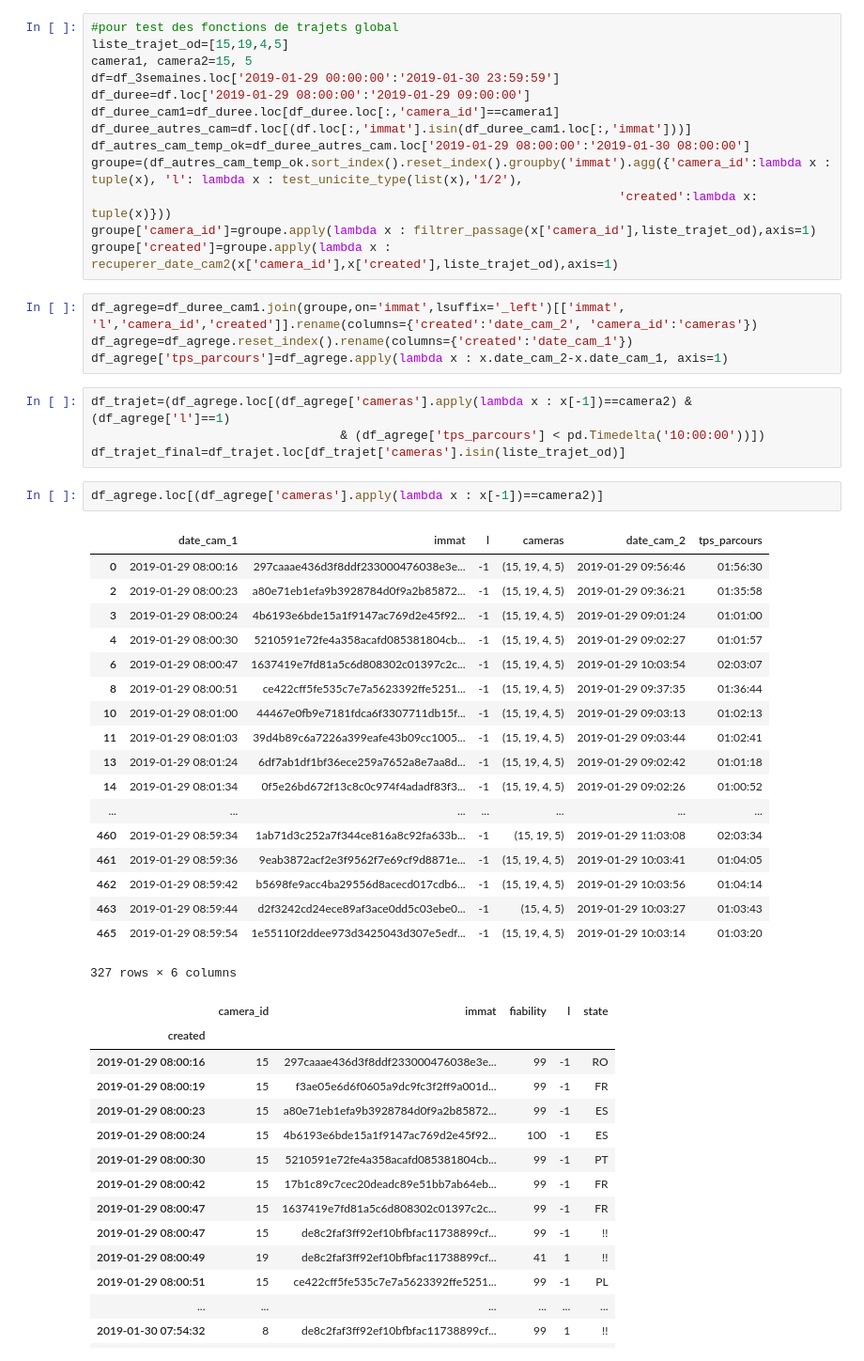
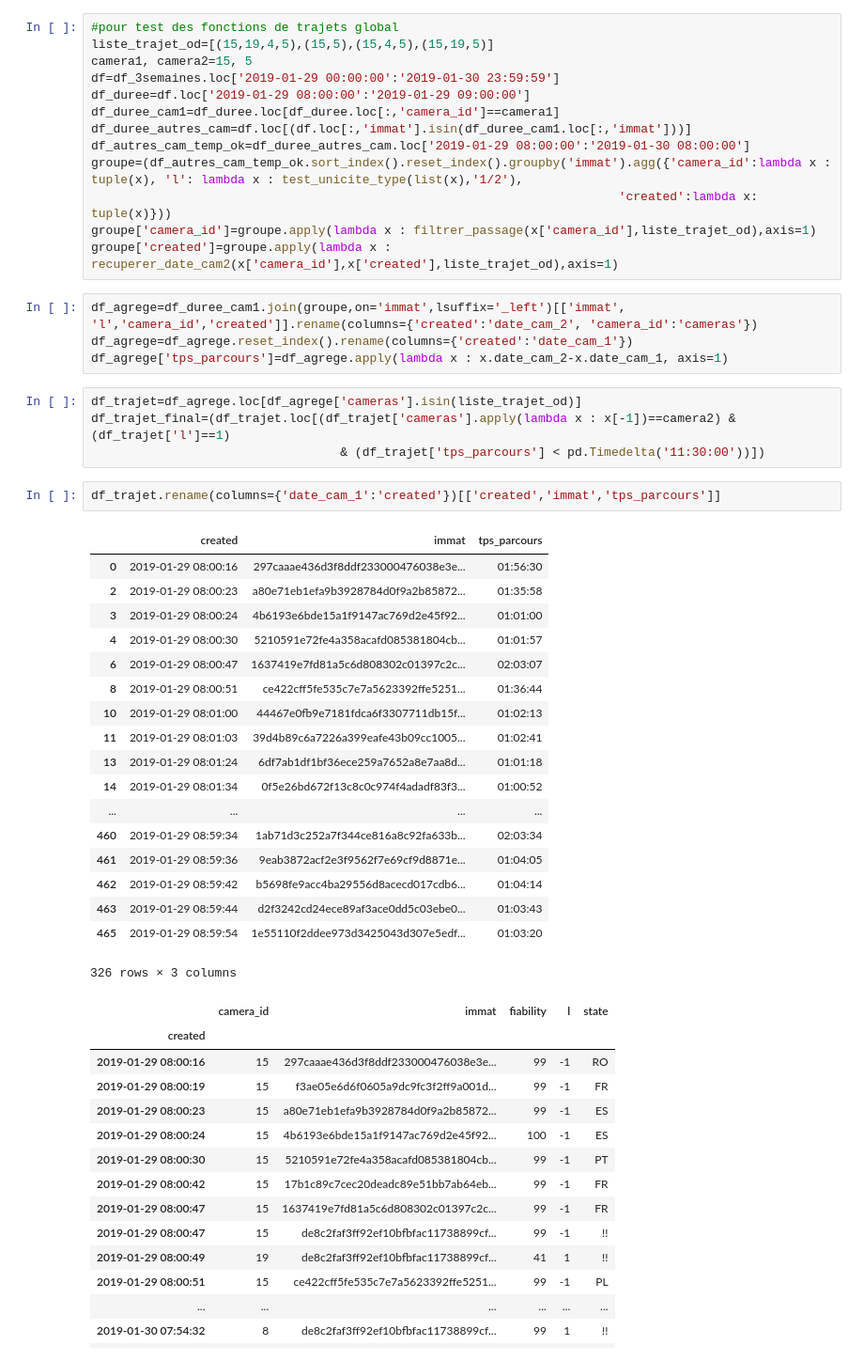
Before and after one commit to nantodevison/lapi, a Jupyter notebook: Carto_Lapi/Analyse/pour_test_travail.ipynb, the cells around one changed output. Shown at 94% size. Cells and saved outputs as stored; diff of their text form.

```diff
--- a/Carto_Lapi/Analyse/pour_test_travail.ipynb
+++ b/Carto_Lapi/Analyse/pour_test_travail.ipynb
@@ -265,7 +265,7 @@ cam1_croise_suivant=cam1_croise_autre_cam.loc[(cam1_croise_autre_cam.loc[:,'crea
 cam1_fastest_next=cam1_croise_suivant.loc[cam1_croise_suivant.groupby(['immat'])['created_y'].idxmin()]
 # %%
 #pour test des fonctions de trajets global
-liste_trajet_od=[15,19,4,5]
+liste_trajet_od=[(15,19,4,5),(15,5),(15,4,5),(15,19,5)]
 camera1, camera2=15, 5
 df=df_3semaines.loc['2019-01-29 00:00:00':'2019-01-30 23:59:59']
 df_duree=df.loc['2019-01-29 08:00:00':'2019-01-29 09:00:00']
@@ -281,30 +281,30 @@ df_agrege=df_duree_cam1.join(groupe,on='immat',lsuffix='_left')[['immat', 'l','c
 df_agrege=df_agrege.reset_index().rename(columns={'created':'date_cam_1'})
 df_agrege['tps_parcours']=df_agrege.apply(lambda x : x.date_cam_2-x.date_cam_1, axis=1)
 # %%
-df_trajet=(df_agrege.loc[(df_agrege['cameras'].apply(lambda x : x[-1])==camera2) & (df_agrege['l']==1)
-                                  & (df_agrege['tps_parcours'] < pd.Timedelta('10:00:00'))])
-df_trajet_final=df_trajet.loc[df_trajet['cameras'].isin(liste_trajet_od)]
+df_trajet=df_agrege.loc[df_agrege['cameras'].isin(liste_trajet_od)]
+df_trajet_final=(df_trajet.loc[(df_trajet['cameras'].apply(lambda x : x[-1])==camera2) & (df_trajet['l']==1)
+                                  & (df_trajet['tps_parcours'] < pd.Timedelta('11:30:00'))])
-# %%
-df_agrege.loc[(df_agrege['cameras'].apply(lambda x : x[-1])==camera2)]
-# %% [output]
-|  | date_cam_1 | immat | l | cameras | date_cam_2 | tps_parcours |
-| 0 | 2019-01-29 08:00:16 | 297caaae436d3f8ddf233000476038e3e... | -1 | (15, 19, 4, 5) | 2019-01-29 09:56:46 | 01:56:30 |
-| 2 | 2019-01-29 08:00:23 | a80e71eb1efa9b3928784d0f9a2b85872... | -1 | (15, 19, 4, 5) | 2019-01-29 09:36:21 | 01:35:58 |
-| 3 | 2019-01-29 08:00:24 | 4b6193e6bde15a1f9147ac769d2e45f92... | -1 | (15, 19, 4, 5) | 2019-01-29 09:01:24 | 01:01:00 |
-| 4 | 2019-01-29 08:00:30 | 5210591e72fe4a358acafd085381804cb... | -1 | (15, 19, 4, 5) | 2019-01-29 09:02:27 | 01:01:57 |
-| 6 | 2019-01-29 08:00:47 | 1637419e7fd81a5c6d808302c01397c2c... | -1 | (15, 19, 4, 5) | 2019-01-29 10:03:54 | 02:03:07 |
-| 8 | 2019-01-29 08:00:51 | ce422cff5fe535c7e7a5623392ffe5251... | -1 | (15, 19, 4, 5) | 2019-01-29 09:37:35 | 01:36:44 |
-| 10 | 2019-01-29 08:01:00 | 44467e0fb9e7181fdca6f3307711db15f... | -1 | (15, 19, 4, 5) | 2019-01-29 09:03:13 | 01:02:13 |
-| 11 | 2019-01-29 08:01:03 | 39d4b89c6a7226a399eafe43b09cc1005... | -1 | (15, 19, 4, 5) | 2019-01-29 09:03:44 | 01:02:41 |
-| 13 | 2019-01-29 08:01:24 | 6df7ab1df1bf36ece259a7652a8e7aa8d... | -1 | (15, 19, 4, 5) | 2019-01-29 09:02:42 | 01:01:18 |
-| 14 | 2019-01-29 08:01:34 | 0f5e26bd672f13c8c0c974f4adadf83f3... | -1 | (15, 19, 4, 5) | 2019-01-29 09:02:26 | 01:00:52 |
-| ... | ... | ... | ... | ... | ... | ... |
-| 460 | 2019-01-29 08:59:34 | 1ab71d3c252a7f344ce816a8c92fa633b... | -1 | (15, 19, 5) | 2019-01-29 11:03:08 | 02:03:34 |
-| 461 | 2019-01-29 08:59:36 | 9eab3872acf2e3f9562f7e69cf9d8871e... | -1 | (15, 19, 4, 5) | 2019-01-29 10:03:41 | 01:04:05 |
-| 462 | 2019-01-29 08:59:42 | b5698fe9acc4ba29556d8acecd017cdb6... | -1 | (15, 19, 4, 5) | 2019-01-29 10:03:56 | 01:04:14 |
-| 463 | 2019-01-29 08:59:44 | d2f3242cd24ece89af3ace0dd5c03ebe0... | -1 | (15, 4, 5) | 2019-01-29 10:03:27 | 01:03:43 |
-| 465 | 2019-01-29 08:59:54 | 1e55110f2ddee973d3425043d307e5edf... | -1 | (15, 19, 4, 5) | 2019-01-29 10:03:14 | 01:03:20 |
-327 rows × 6 columns
+# %%
+df_trajet.rename(columns={'date_cam_1':'created'})[['created','immat','tps_parcours']]
+# %% [output]
+|  | created | immat | tps_parcours |
+| 0 | 2019-01-29 08:00:16 | 297caaae436d3f8ddf233000476038e3e... | 01:56:30 |
+| 2 | 2019-01-29 08:00:23 | a80e71eb1efa9b3928784d0f9a2b85872... | 01:35:58 |
+| 3 | 2019-01-29 08:00:24 | 4b6193e6bde15a1f9147ac769d2e45f92... | 01:01:00 |
+| 4 | 2019-01-29 08:00:30 | 5210591e72fe4a358acafd085381804cb... | 01:01:57 |
+| 6 | 2019-01-29 08:00:47 | 1637419e7fd81a5c6d808302c01397c2c... | 02:03:07 |
+| 8 | 2019-01-29 08:00:51 | ce422cff5fe535c7e7a5623392ffe5251... | 01:36:44 |
+| 10 | 2019-01-29 08:01:00 | 44467e0fb9e7181fdca6f3307711db15f... | 01:02:13 |
+| 11 | 2019-01-29 08:01:03 | 39d4b89c6a7226a399eafe43b09cc1005... | 01:02:41 |
+| 13 | 2019-01-29 08:01:24 | 6df7ab1df1bf36ece259a7652a8e7aa8d... | 01:01:18 |
+| 14 | 2019-01-29 08:01:34 | 0f5e26bd672f13c8c0c974f4adadf83f3... | 01:00:52 |
+| ... | ... | ... | ... |
+| 460 | 2019-01-29 08:59:34 | 1ab71d3c252a7f344ce816a8c92fa633b... | 02:03:34 |
+| 461 | 2019-01-29 08:59:36 | 9eab3872acf2e3f9562f7e69cf9d8871e... | 01:04:05 |
+| 462 | 2019-01-29 08:59:42 | b5698fe9acc4ba29556d8acecd017cdb6... | 01:04:14 |
+| 463 | 2019-01-29 08:59:44 | d2f3242cd24ece89af3ace0dd5c03ebe0... | 01:03:43 |
+| 465 | 2019-01-29 08:59:54 | 1e55110f2ddee973d3425043d307e5edf... | 01:03:20 |
+326 rows × 3 columns
 # %%
 # %% [output]
 |  | camera_id | immat | fiability | l | state |
```
Also changed, not shown: parts of 6 cells of this notebook, 1 other file.
